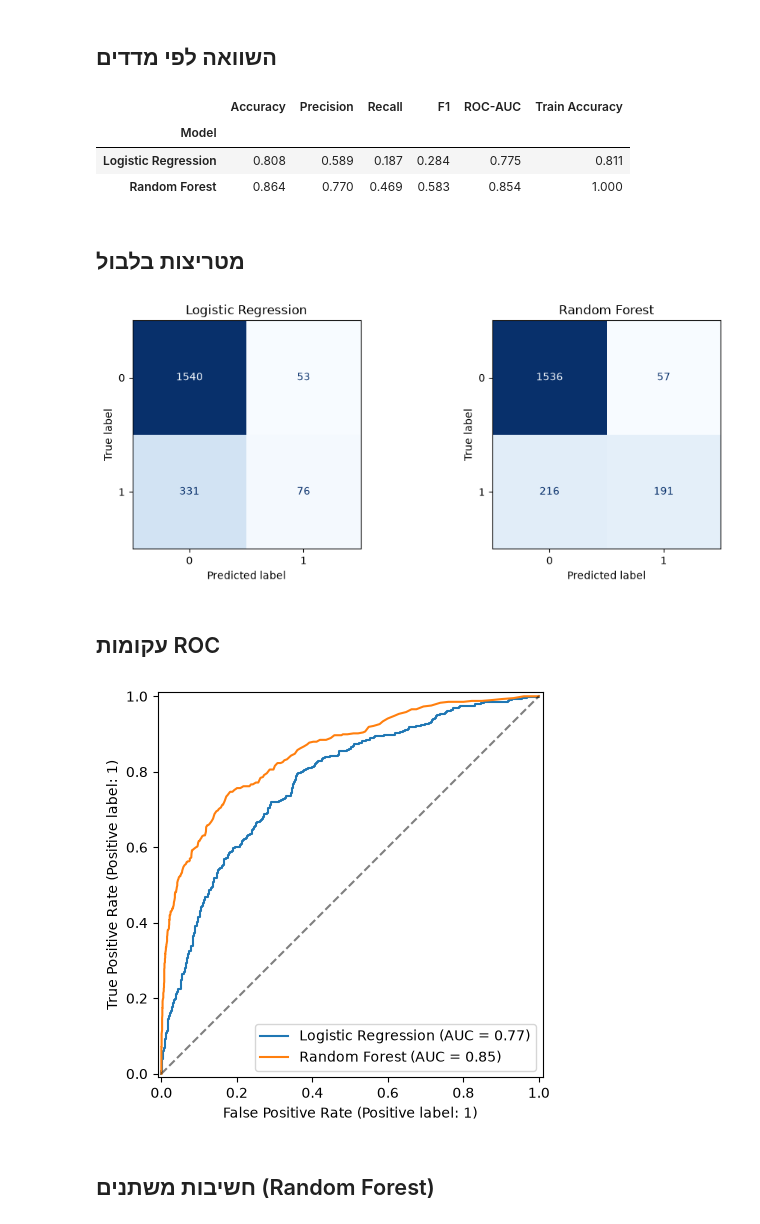
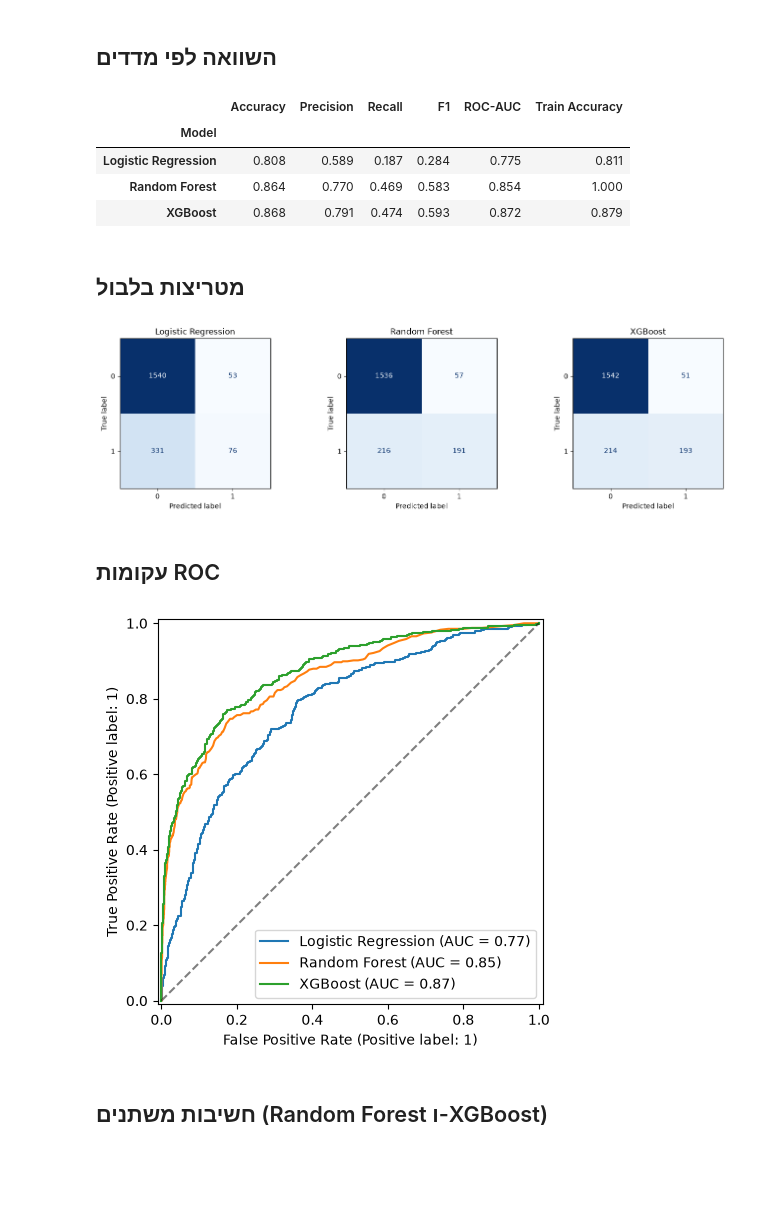
Before and after one commit to nuritfiliba79-spec/churn-logistic-regression-vs-random-forest, a Jupyter notebook: churn_lr_vs_rf.ipynb, the cells around one changed output. Cells and saved outputs as stored; diff of their text form; code cells hidden in the pictures; blank space fills up the shorter version.

```diff
--- a/churn_lr_vs_rf.ipynb
+++ b/churn_lr_vs_rf.ipynb
@@ -53,6 +54,7 @@ train: (8000, 10)  test: (2000, 10)
 models = {
     'Logistic Regression': Pipeline([('prep', prep), ('clf', LogisticRegression(max_iter=1000))]),
     'Random Forest': Pipeline([('prep', prep), ('clf', RandomForestClassifier(n_estimators=300, random_state=42, n_jobs=-1))]),
+    'XGBoost': Pipeline([('prep', prep), ('clf', XGBClassifier(max_depth=4, learning_rate=0.1, n_estimators=100, random_state=42))]),
 }
 for name, m in models.items():
     m.fit(X_train, y_train)
@@ -77,16 +79,17 @@ results
 | Model |  |  |  |  |  |  |
 | Logistic Regression | 0.808 | 0.589 | 0.187 | 0.284 | 0.775 | 0.811 |
 | Random Forest | 0.864 | 0.770 | 0.469 | 0.583 | 0.854 | 1.000 |
+| XGBoost | 0.868 | 0.791 | 0.474 | 0.593 | 0.872 | 0.879 |
 # %% [markdown]
 ## מטריצות בלבול
 # %%
-fig, axes = plt.subplots(1, 2, figsize=(10, 4))
+fig, axes = plt.subplots(1, 3, figsize=(14, 4))
 for ax, (name, m) in zip(axes, models.items()):
     ConfusionMatrixDisplay.from_estimator(m, X_test, y_test, ax=ax, cmap='Blues', colorbar=False)
     ax.set_title(name)
 plt.tight_layout(); plt.show()
 # %% [output]
-[figure, old version]
+[figure, new version]
 # %% [markdown]
 ## עקומות ROC
 # %%
@@ -96,7 +99,7 @@ for name, m in models.items():
 ax.plot([0, 1], [0, 1], 'k--', alpha=0.5)
 plt.show()
 # %% [output]
-[figure, old version]
+[figure, new version]
 # %% [markdown]
-## חשיבות משתנים (Random Forest)
+## חשיבות משתנים (Random Forest ו-XGBoost)
 # %%
```
Also changed, not shown: parts of 3 cells of this notebook, 4 other files.
